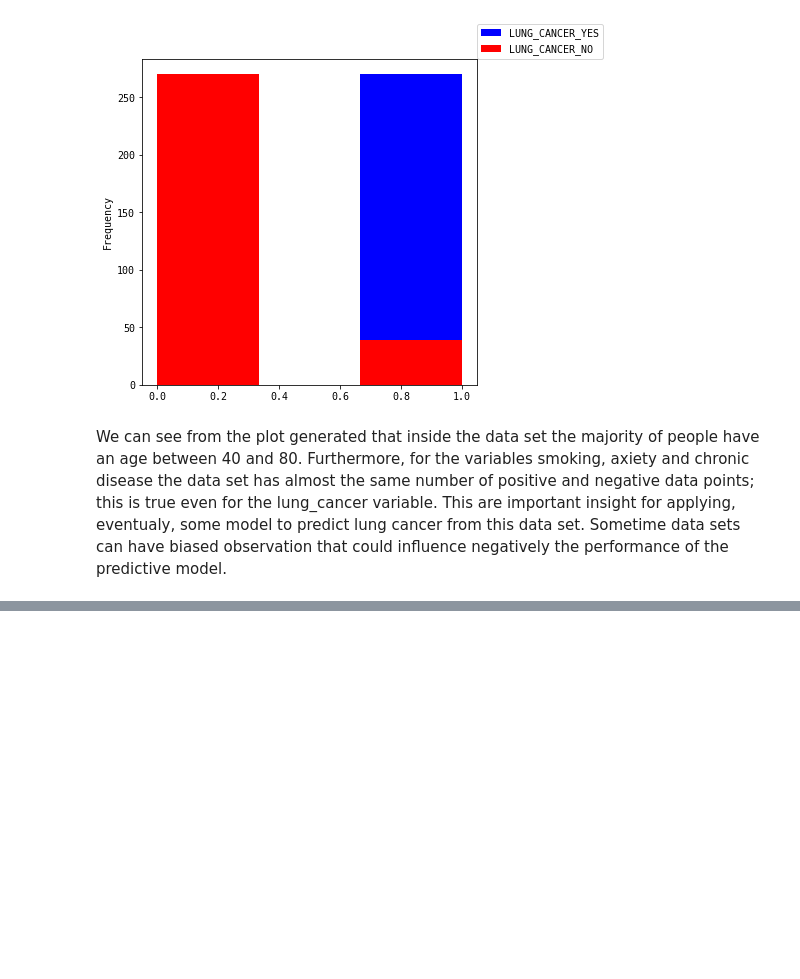
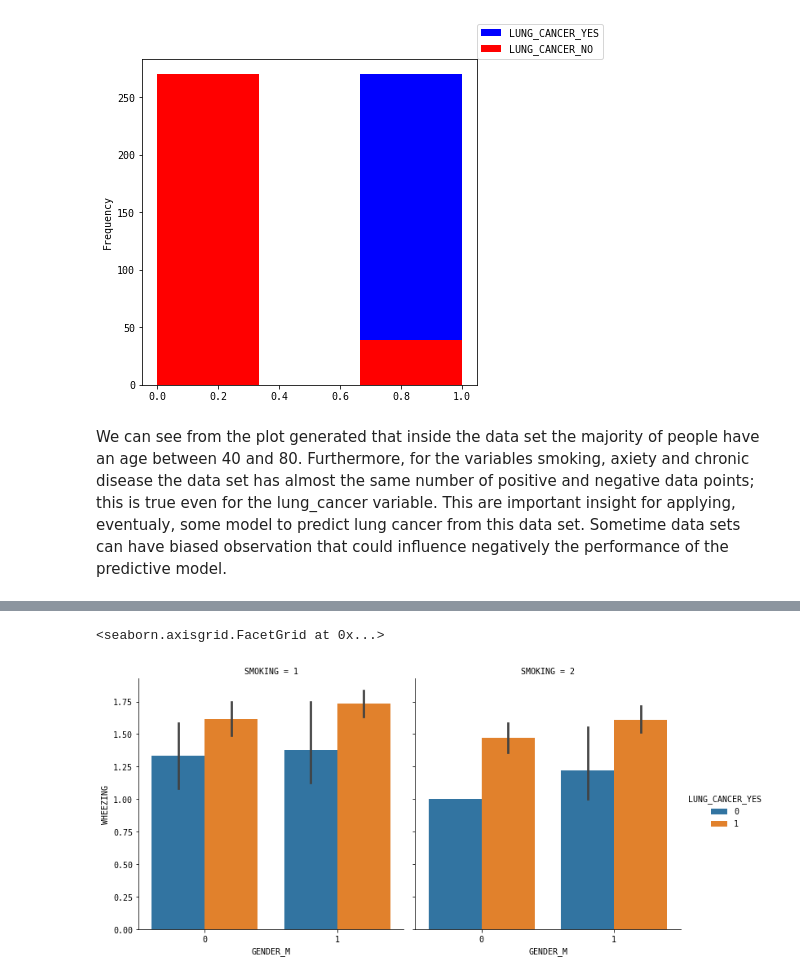
Before and after one commit to yassinzeraoulia97/esercizi, a Jupyter notebook: analysis.ipynb, the cells around one changed output, grey strips where cells are left out. Drawn from its saved outputs; the diff is of its cells as text; code cells hidden in the pictures; blank space fills up the shorter version.

```diff
--- a/analysis.ipynb
+++ b/analysis.ipynb
@@ -70,0 +87,5 @@ This are important insight for applying, eventualy, some model to predict lung c
+# %%
+sns.catplot(x='GENDER_M', y='WHEEZING', hue='LUNG_CANCER_YES', col='SMOKING', kind='bar', data=data)
+# %% [output]
+<seaborn.axisgrid.FacetGrid at 0x...>
+[figure, added]
```
Also changed, not shown: parts of 5 cells of this notebook.
